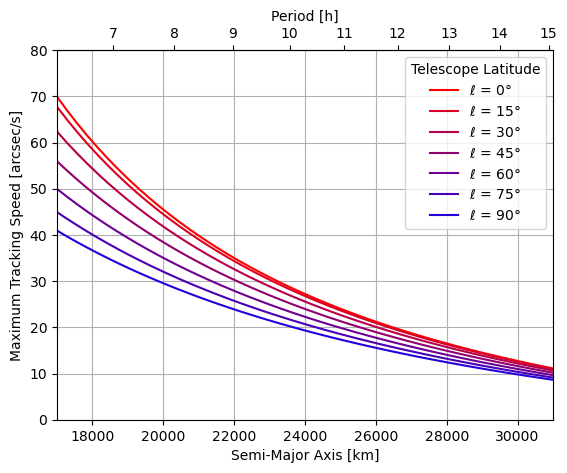
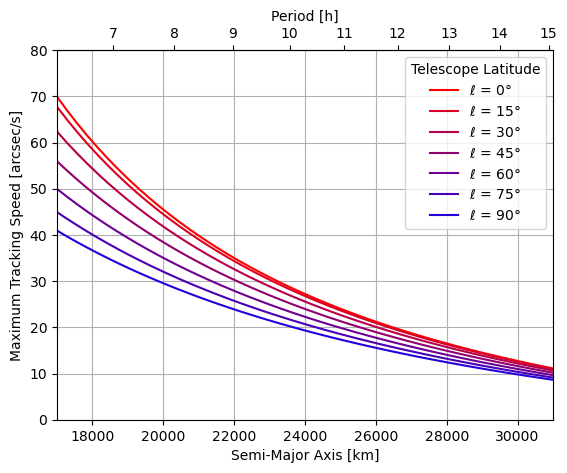
The change to this notebook cell's code, shown as a diff; its figure went from the first image to the second:
--- before
+++ after
@@ -5,4 +5,6 @@
 w_range = np.ones_like(a_range)
 w_a_range = np.ones_like(a_range)
+a_max = np.ones_like(a_range)
+
 
 # Total tracking speed
@@ -43,2 +45,20 @@
 plt.savefig("tracking_speed_az_pro.png")
 
+
+# Maximum Line of sight acceleration
+fig, ax = plt.subplots()
+for i in range(len(l_range)):
+    l = l_range[i]
+    if (l>0):
+        for j in range(len(a_range)):   
+            a_max[j] = a_r_max(a_range[j], l, 0)
+        ax.plot(a_range,  1e5*a_max,  label = rf"$\ell$ = {round(l/np.pi*180)}$\degree$", color=((L-i)/L, 0, i/L))
+leg = ax.legend(ncol = 1)
+leg.set_title("Latitude")
+ax.set_xlabel("Semi-Major Axis [km]")
+ax.set_ylabel(r"Line of sight acceleration [cm/s$^2$]")
+ax.set_xlim(a_range[0], a_range[-1])
+secax = ax.secondary_xaxis('top', functions=(period_h, A_h))
+secax.set_xlabel('Period [h]')
+plt.savefig("los_acc_pro.png")
+

Commit: add line-of-sight acceleration